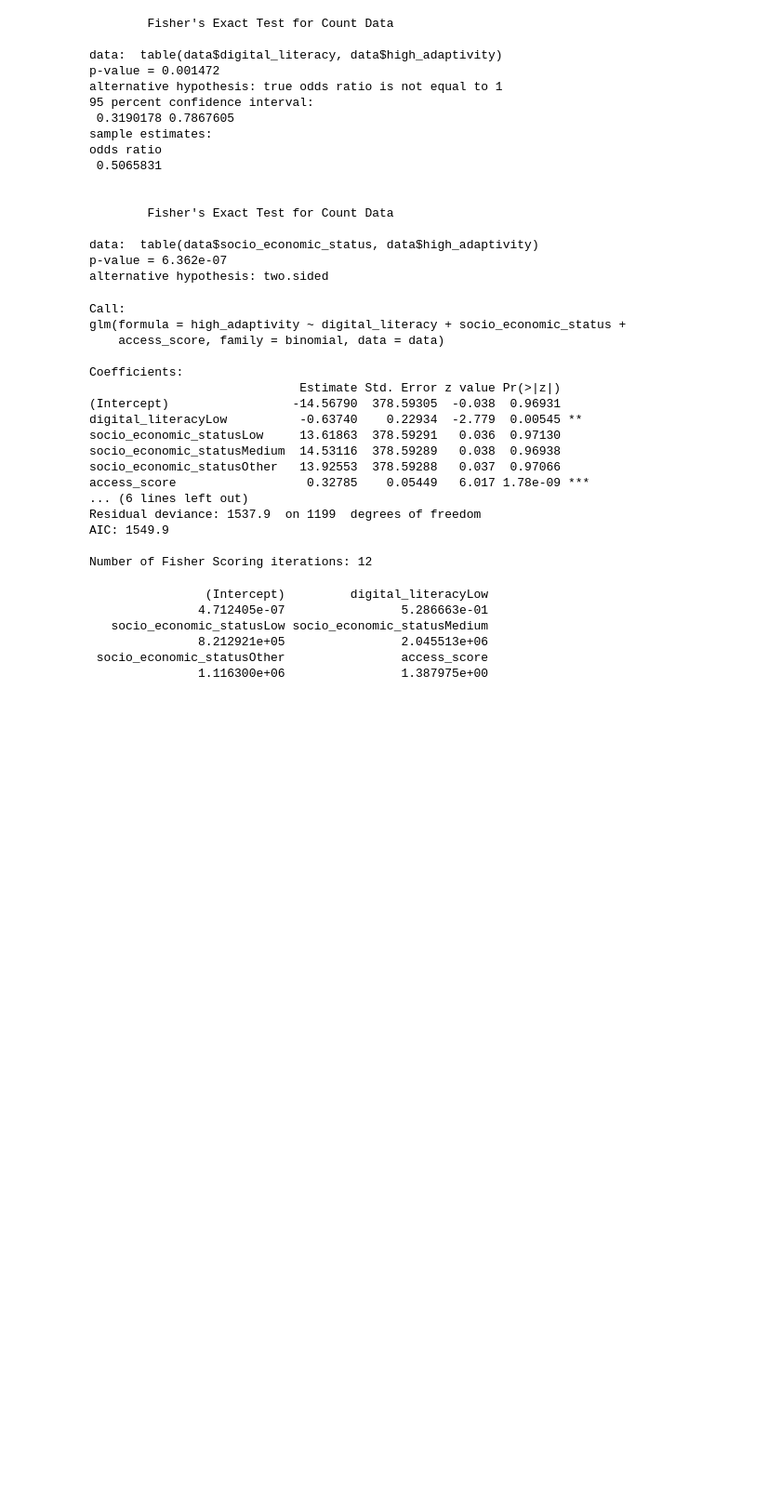
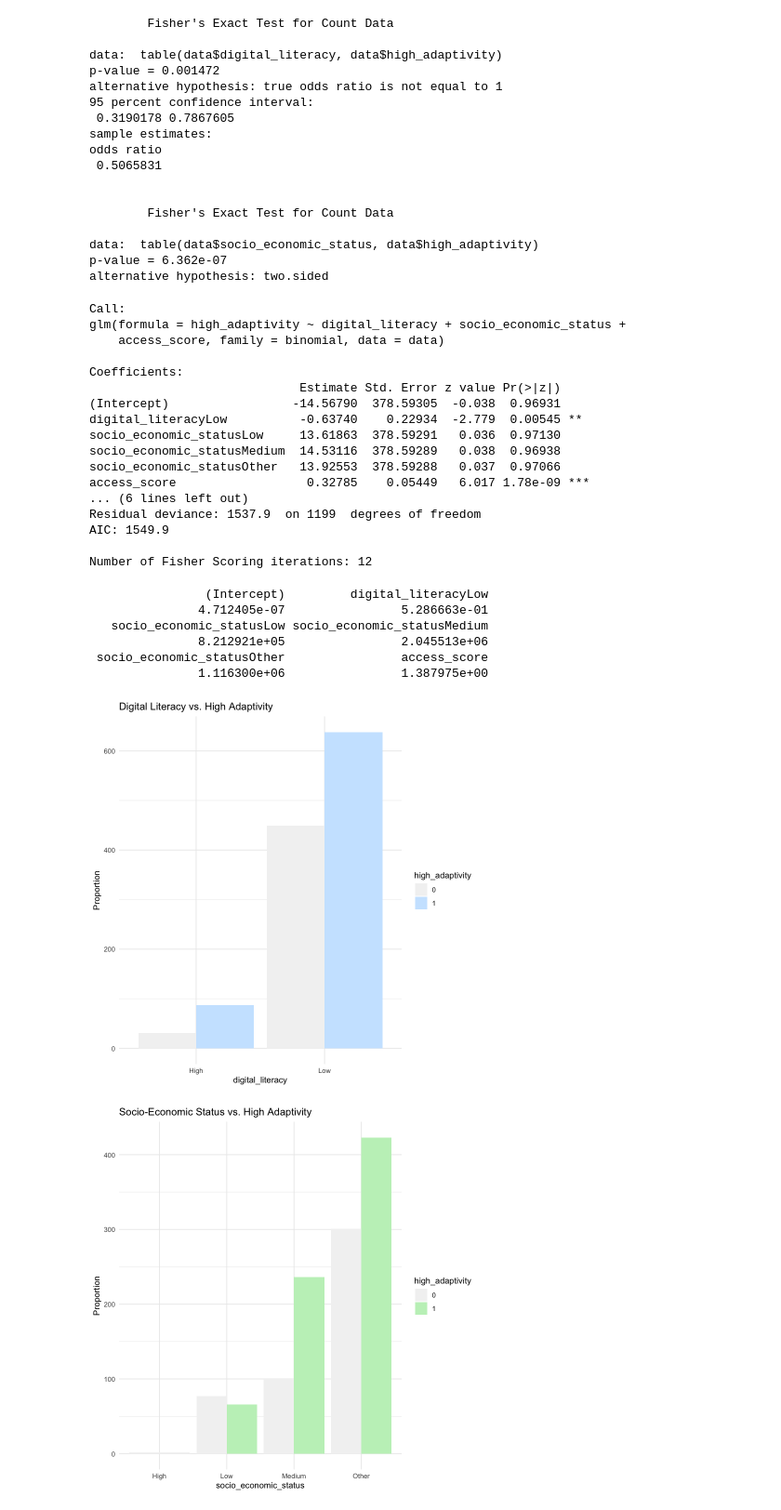
Before and after one commit to imperionite/insighted, a Jupyter notebook: Part1.ipynb, the cells around one changed output. Shown at 93% size. Cells and saved outputs as stored; diff of their text form; code cells hidden in the pictures; blank space fills up the shorter version.

Commit message:
:recycle: (part1) add visualizatio to the engineered variables

```diff
--- a/Part1.ipynb
+++ b/Part1.ipynb
@@ -182,3 +182,22 @@ Number of Fisher Scoring iterations: 12
                8.212921e+05                2.045513e+06
  socio_economic_statusOther                access_score
                1.116300e+06                1.387975e+00
+# %%
+# Create bar plots to visualize the relationships between the categorical variables and high_adaptivity
+
+# Bar plot for digital literacy vs. high adaptivity
+ggplot(data, aes(x = digital_literacy, fill = high_adaptivity)) +
+  geom_bar(position = "dodge") +
+  scale_fill_manual(values = c("#f2f2f2", "#cce6ff")) + # Set colors
+  labs(title = "Digital Literacy vs. High Adaptivity", y = "Proportion") +
+  theme_minimal() # Add minimal theme to make it look professional
+
+# Bar plot for socio-economic status vs. high adaptivity
+ggplot(data, aes(x = socio_economic_status, fill = high_adaptivity)) +
+  geom_bar(position = "dodge") +
+  scale_fill_manual(values = c("#f2f2f2", "#c2f0c2")) + # Set colors
+  labs(title = "Socio-Economic Status vs. High Adaptivity", y = "Proportion") +
+  theme_minimal() # Add minimal theme to make it look professional
+# %% [output]
+[figure, added]
+[figure, added]
```
